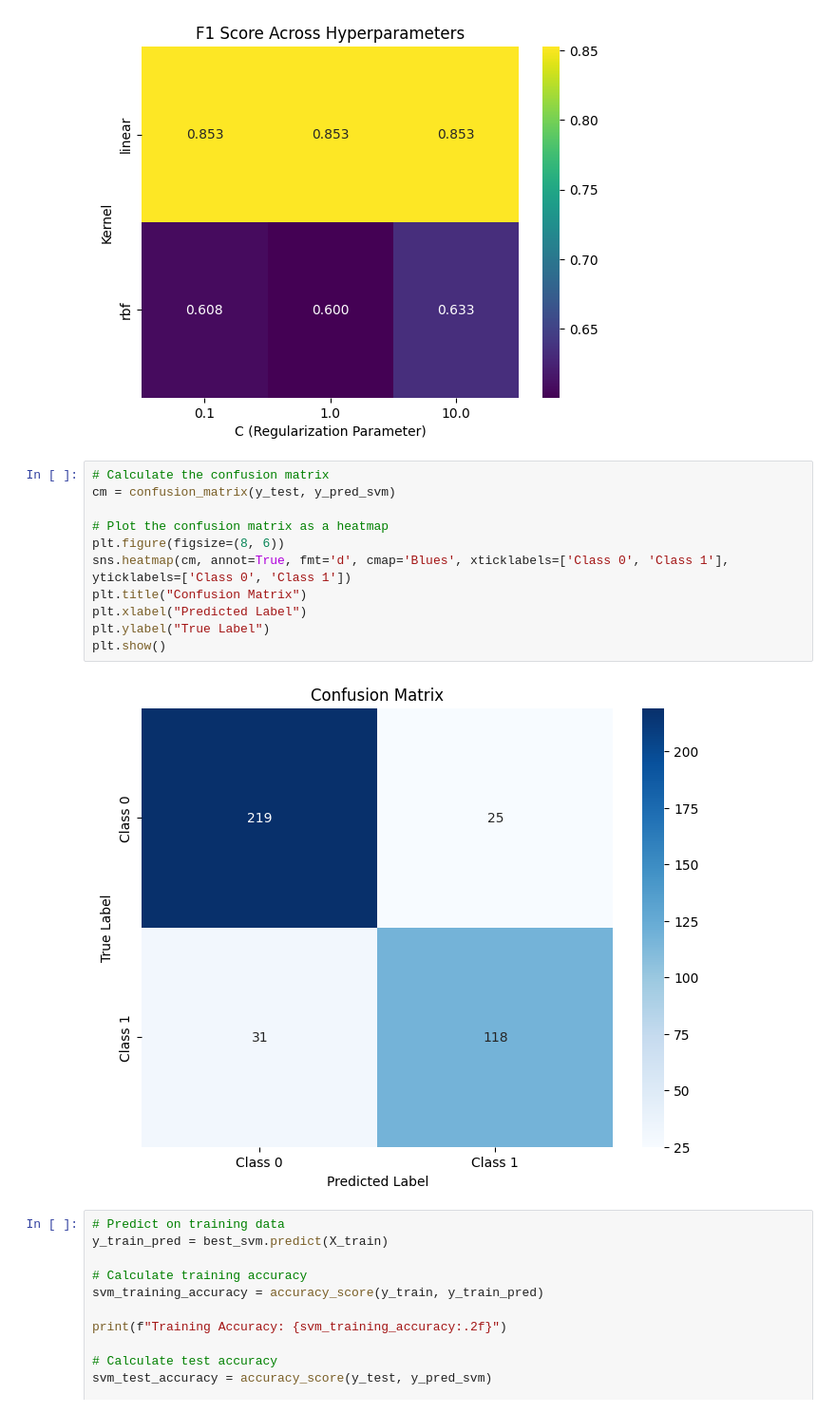
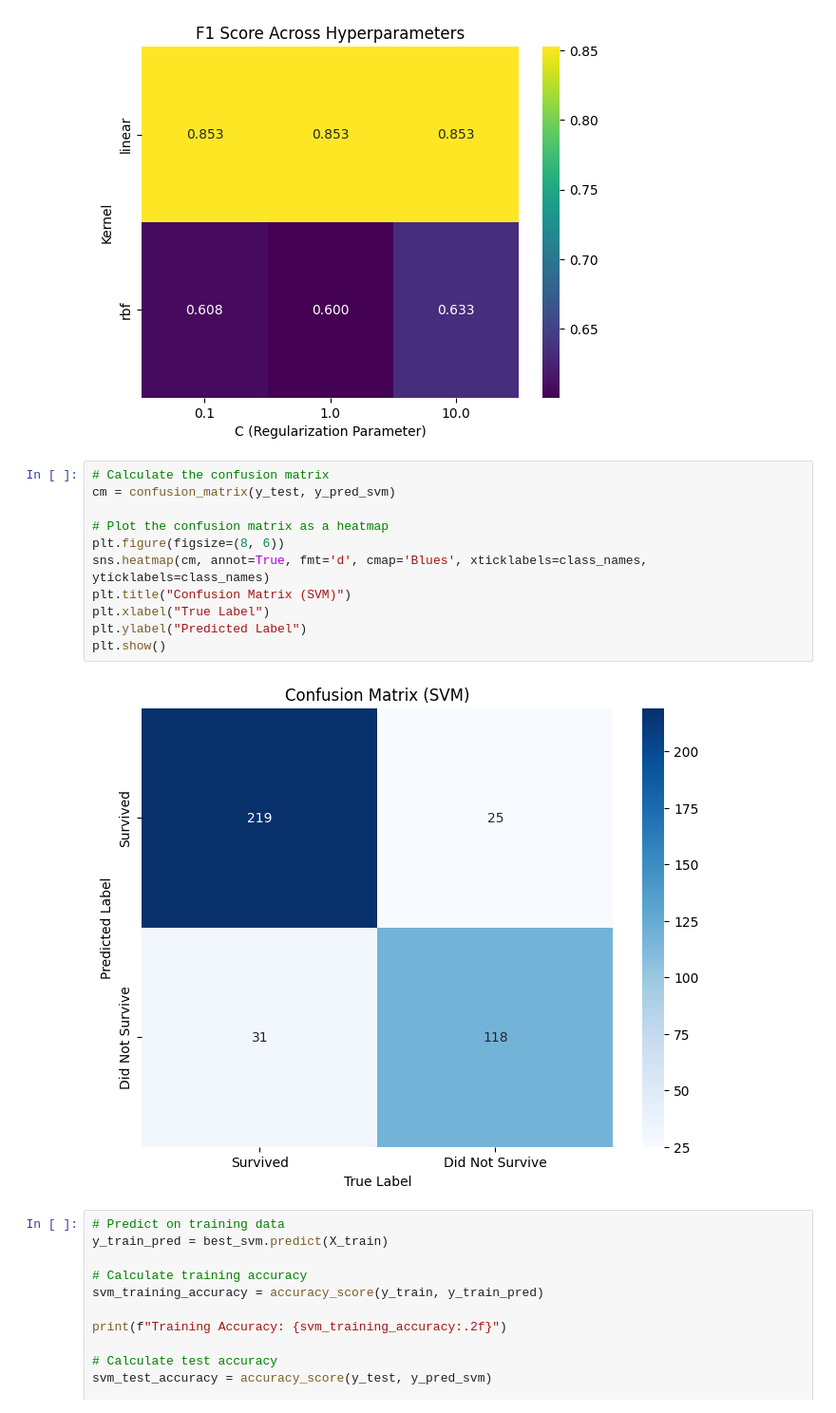
Before and after one commit to AhmedMohamady1/Titanic-Survivors-Prediction, a Jupyter notebook: main.ipynb, the cells around one changed output. Shown at 95% size. Drawn from its saved outputs; the diff is of its cells as text.

```diff
--- a/main.ipynb
+++ b/main.ipynb
@@ -490,16 +490,16 @@ plt.show()
 # %%
 # Calculate the confusion matrix
 cm = confusion_matrix(y_test, y_pred_svm)
 
 # Plot the confusion matrix as a heatmap
 plt.figure(figsize=(8, 6))
-sns.heatmap(cm, annot=True, fmt='d', cmap='Blues', xticklabels=['Class 0', 'Class 1'], yticklabels=['Class 0', 'Class 1'])
-plt.title("Confusion Matrix")
-plt.xlabel("Predicted Label")
-plt.ylabel("True Label")
+sns.heatmap(cm, annot=True, fmt='d', cmap='Blues', xticklabels=class_names, yticklabels=class_names)
+plt.title("Confusion Matrix (SVM)")
+plt.xlabel("True Label")
+plt.ylabel("Predicted Label")
 plt.show()
 # %% [output]
-[figure, old version]
+[figure, new version]
 # %%
 # Predict on training data
 y_train_pred = best_svm.predict(X_train)
```
Also changed, not shown: parts of 4 cells of this notebook.
